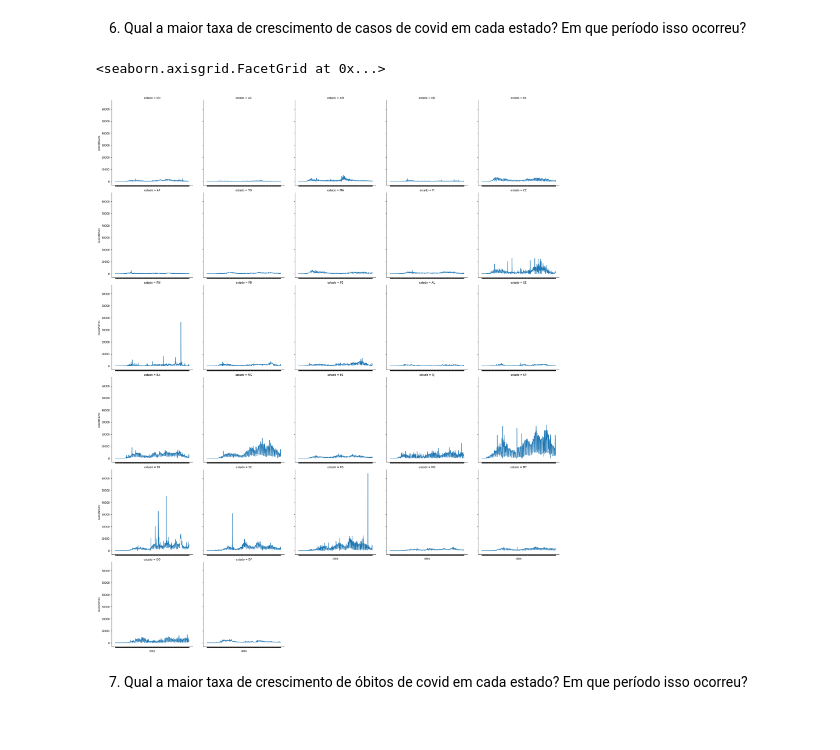
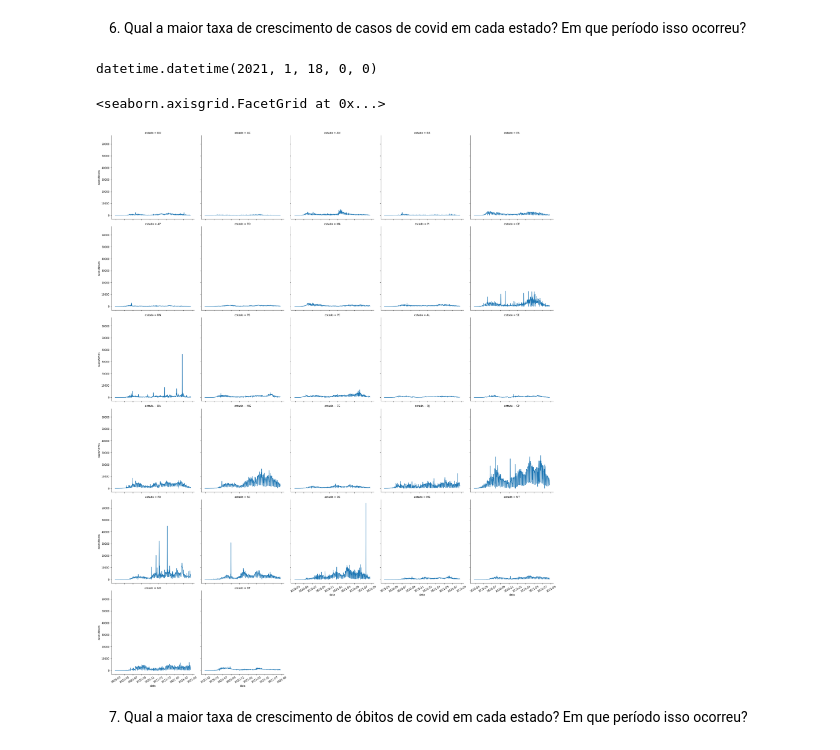
Before and after one commit to stardotwav/BrasilEmDados, a Jupyter notebook: AnaliseExtracaoConhecimento.ipynb, the cells around one changed output. Saved outputs shown, nothing was run; the diff lists cells and outputs as text; code cells hidden in the pictures.

Commit message:
Mudança de tipagem
Tipando a tabela dadosCovid para dateTipe

```diff
--- a/AnaliseExtracaoConhecimento.ipynb
+++ b/AnaliseExtracaoConhecimento.ipynb
@@ -44,3 +44,6 @@ dadosCovid = dadosCovid[dadosCovid.estado != 0]
 dadosCovid = dadosCovid[(dadosCovid.municipio.isna()) & (dadosCovid.estado.isna() == False) & (dadosCovid.populacaoTCU2019.isna() == False) & (dadosCovid.estado != 0)]
 dadosCovid = dadosCovid[dadosCovid["casosNovos"] >= 0]
 dadosCovid = dadosCovid[dadosCovid["obitosNovos"] >= 0]
+# %%
+dadosCovid['data'] = pd.to_datetime(dadosCovid['data'])
+dadosCovid['data']
@@ -116,16 +132,21 @@ print("🟢 Estado com a Maior Taxa de Mortos: "+taxaMortos)
 🟢 Estado com a Maior Taxa de Mortos: RJ
 # %% [markdown]
 6. Qual a maior taxa de crescimento de casos de covid em cada estado? Em que período isso ocorreu?
+# %%
+#dadosCovid.data.iloc[0]
+dadosVacinacaoData['Data Vacinação'].iloc[0]
+# %% [output]
+datetime.datetime(2021, 1, 18, 0, 0)
 # %%
 # Para apresentar os dados de crescimento de casos de covid é gerado um gráfico para cada estado
 # Como mostrado abaixo, seguindo o número de casos novos que surgiam
 plotar = dadosCovid[['estado','data','casosNovos']]
 sns.color_palette("husl", 8)
 g = sns.relplot(x='data', y='casosNovos', kind="line", col='estado', col_wrap= 5,data = plotar, palette="icefire")
-g.set(xticklabels=[])
+g.set_xticklabels(rotation=30)
 # %% [output]
 <seaborn.axisgrid.FacetGrid at 0x...>
-[figure, old version]
+[figure, new version]
 # %% [markdown]
 7. Qual a maior taxa de crescimento de óbitos de covid em cada estado? Em que período isso ocorreu?
 # %%
```
Also changed, not shown: parts of 5 cells of this notebook.
